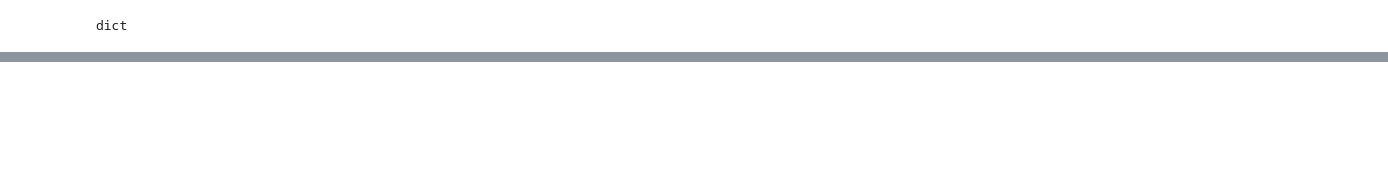
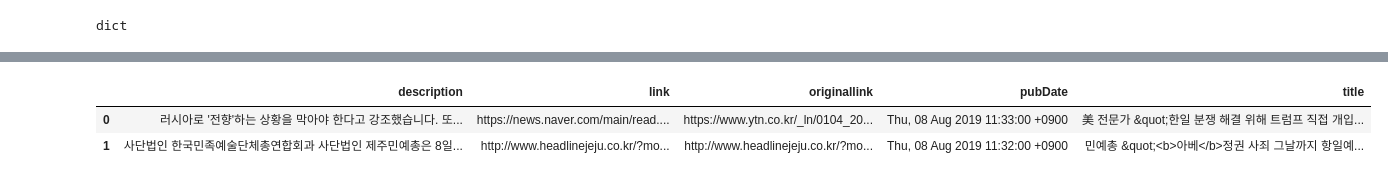
Before and after one commit to JeongsuMoon1/py_projects, a Jupyter notebook: analysis/crawling/데이터획득_level2_api를이용한수집.ipynb, the cells around one changed output, grey strips where cells are left out. Drawn from its saved outputs; the diff is of its cells as text; code cells hidden in the pictures; blank space fills up the shorter version.

```diff
--- a/analysis/crawling/데이터획득_level2_api를이용한수집.ipynb
+++ b/analysis/crawling/데이터획득_level2_api를이용한수집.ipynb
@@ -176,0 +289,7 @@ for item in tmp['items']:
+# %%
+# 상위값 확인
+df_dict.head(2)
+# %% [output]
+|  | description | link | originallink | pubDate | title |
+| 0 | 러시아로 '전향'하는 상황을 막아야 한다고 강조했습니다. 또... | https://news.naver.com/main/read.... | https://www.ytn.co.kr/_ln/0104_20... | Thu, 08 Aug 2019 11:33:00 +0900 | 美 전문가 &quot;한일 분쟁 해결 위해 트럼프 직접 개입... |
+| 1 | 사단법인 한국민족예술단체총연합회과 사단법인 제주민예총은 8일... | http://www.headlinejeju.co.kr/?mo... | http://www.headlinejeju.co.kr/?mo... | Thu, 08 Aug 2019 11:32:00 +0900 | 민예총 &quot;<b>아베</b>정권 사죄 그날까지 항일예... |
```
Also changed, not shown: parts of 24 cells of this notebook, 4 other files.
